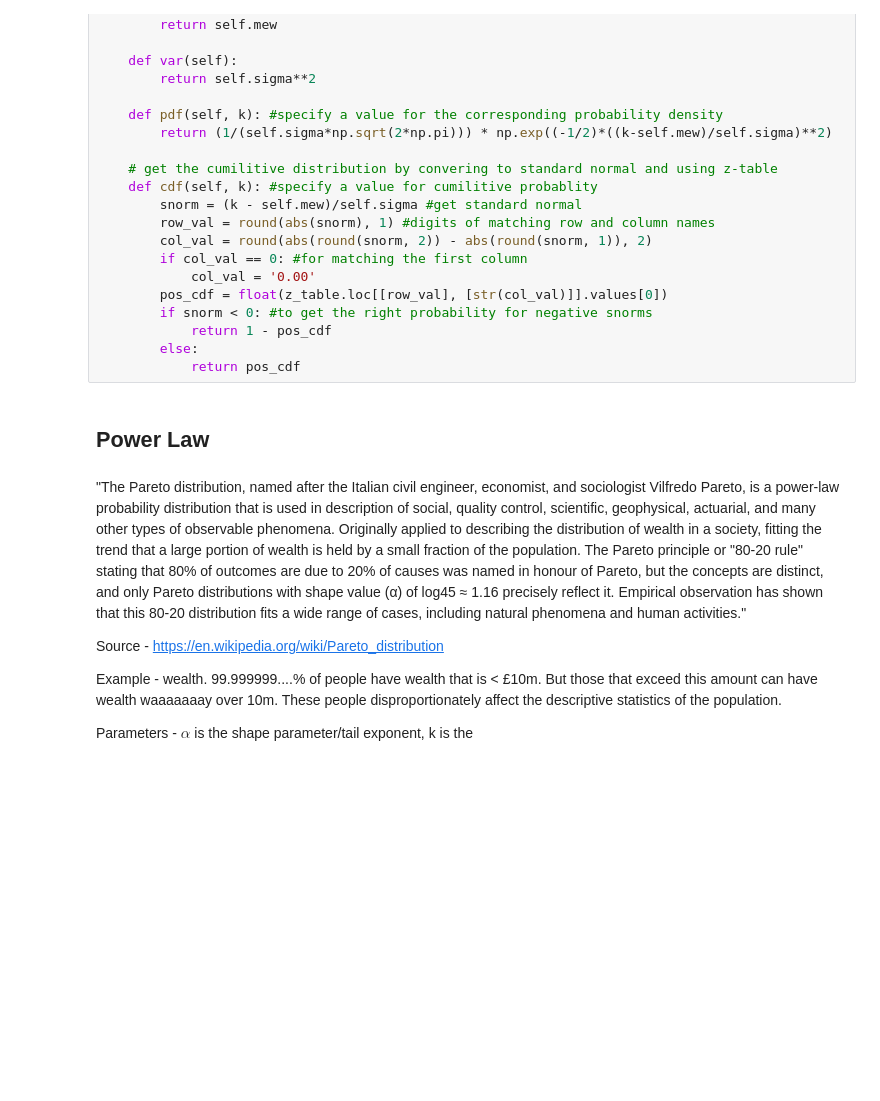
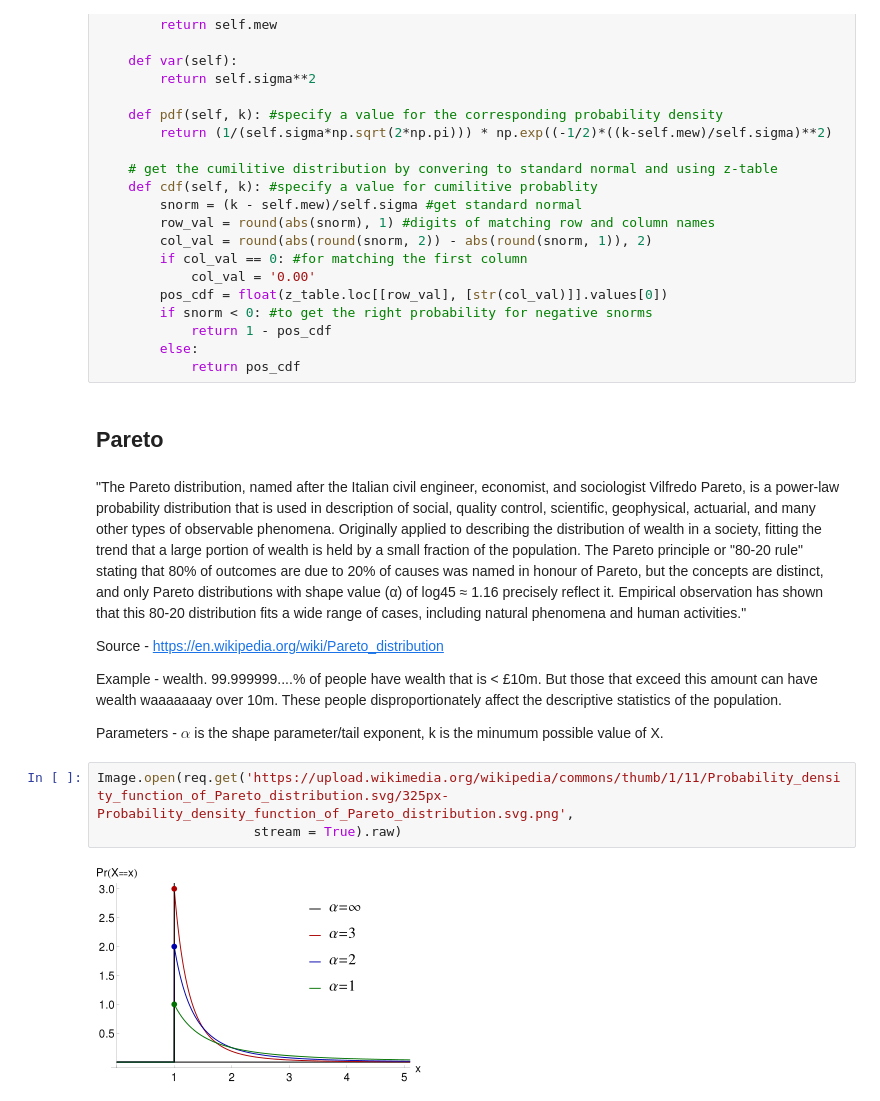
Before and after one commit to Haydn-Martin/Prob_Stat_ML, a Jupyter notebook: Probability/Some_Distributions.ipynb, the cells around one changed output. Saved outputs shown, nothing was run; the diff lists cells and outputs as text; blank space fills up the shorter version.

Commit message:
Finished probability distributions!

```diff
--- a/Probability/Some_Distributions.ipynb
+++ b/Probability/Some_Distributions.ipynb
@@ -143,8 +143,8 @@ class normal:
             return 1 - pos_cdf
         else:
             return pos_cdf
-# %% [markdown]
-## Power Law
+# %% [markdown]
+## Pareto
 # %% [markdown]
 "The Pareto distribution, named after the Italian civil engineer, economist, and sociologist Vilfredo Pareto, is a power-law probability distribution that is used in description of social, quality control, scientific, geophysical, actuarial, and many other types of observable phenomena. Originally applied to describing the distribution of wealth in a society, fitting the trend that a large portion of wealth is held by a small fraction of the population. The Pareto principle or "80-20 rule" stating that 80% of outcomes are due to 20% of causes was named in honour of Pareto, but the concepts are distinct, and only Pareto distributions with shape value (α) of log45 ≈ 1.16 precisely reflect it. Empirical observation has shown that this 80-20 distribution fits a wide range of cases, including natural phenomena and human activities."
 
@@ -152,4 +152,9 @@ Source - https://en.wikipedia.org/wiki/Pareto_distribution
 
 Example - wealth. 99.999999....% of people have wealth that is < £10m. But those that exceed this amount can have wealth waaaaaaay over 10m. These people disproportionately affect the descriptive statistics of the population.
 
-Parameters - $\alpha$ is the shape parameter/tail exponent, k is the
+Parameters - $\alpha$ is the shape parameter/tail exponent, k is the minumum possible value of X.
+# %%
+Image.open(req.get('https://upload.wikimedia.org/wikipedia/commons/thumb/1/11/Probability_density_function_of_Pareto_distribution.svg/325px-Probability_density_function_of_Pareto_distribution.svg.png',
+                    stream = True).raw)
+# %% [output]
+[figure, added]
```
Also changed, not shown: parts of 1 cell of this notebook.
